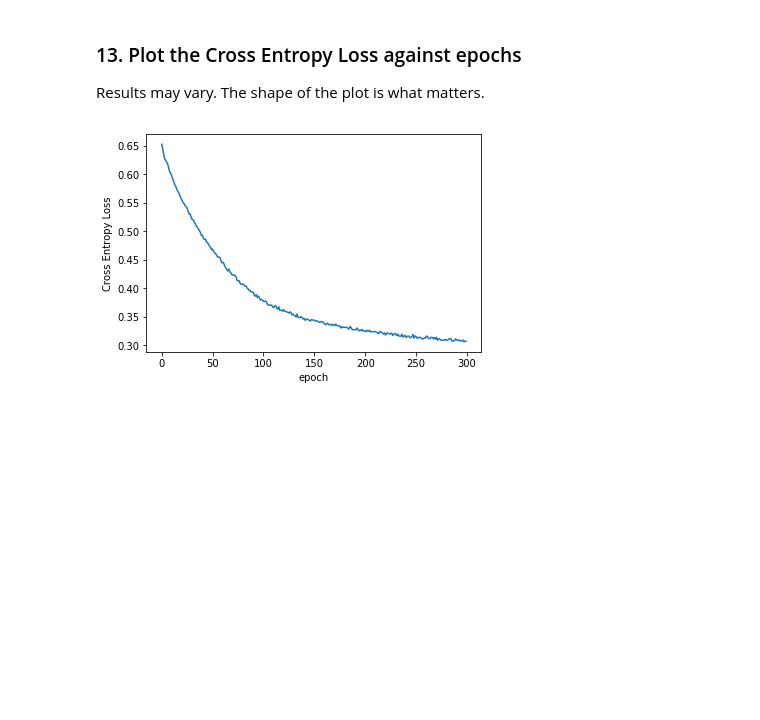
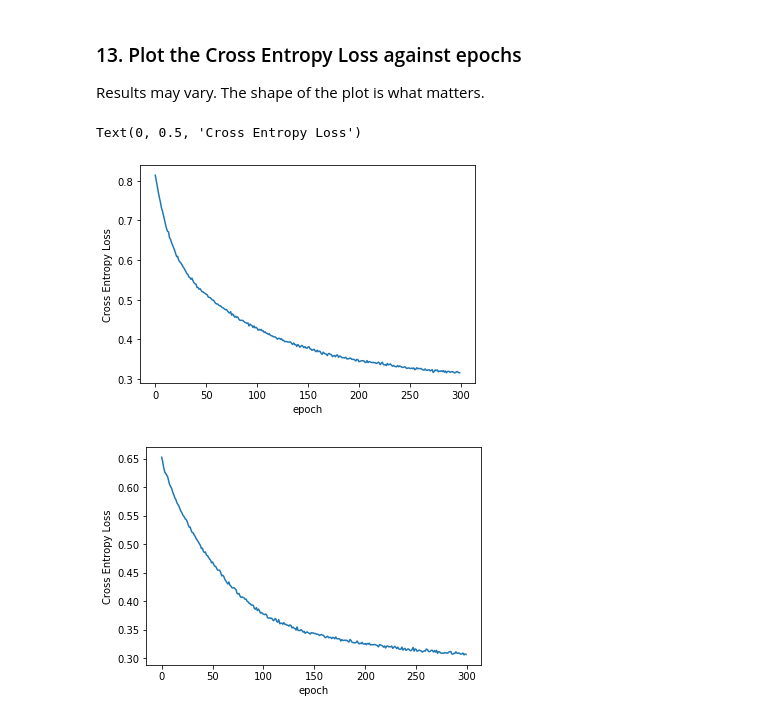
Before and after one commit to frankwillard/PyTorch-DL-Course, a Jupyter notebook: ANNs/05_Neural_Network_Exercises.ipynb, the cells around one changed output. Drawn from its saved outputs; the diff is of its cells as text; code cells hidden in the pictures; blank space fills up the shorter version.

```diff
--- a/ANNs/05_Neural_Network_Exercises.ipynb
+++ b/ANNs/05_Neural_Network_Exercises.ipynb
@@ -196,6 +270,7 @@ torch.float32
 Create a tensor called "y" from the values in the label column. Be sure to flatten the tensor so that it can be passed into the CE Loss function.
 # %%
 # CODE HERE
+y = torch.tensor(df[y_col].values).flatten()
 # %%
 # DON'T WRITE HERE
 # %% [markdown]
@@ -211,3 +282,16 @@ t = 5000  # suggested test size
+# %%
+# CODE HERE
+b = 30000 # suggested batch size
+t = 5000  # suggested test size
+
+#first 25000 train (for cats, conts, y)
+#last 5000 train (for cats, conts, y)
+cat_train = cats[:b-t]
+cat_test = cats[b-t:b]
+con_train = conts[:b-t]
+con_test = conts[b-t:b]
+y_train = y[:b-t]
+y_test = y[b-t:b]
 # %%
 # DON'T WRITE HERE
 # %% [markdown]
@@ -274,7 +361,8 @@ To obtain results that can be recreated, set a torch manual_seed (we used 33).
 Create an instance called "model" with one hidden layer containing 50 neurons and a dropout layer p-value of 0.4
 # %%
 # CODE HERE
-
+model = TabularModel(emb_szs=emb_szs, n_cont=conts.shape[1],
+                     out_sz=2, layers=[50], p=0.4)
 
 # RUN THIS CODE TO COMPARE RESULTS
 model
@@ -308,3 +413,8 @@ Create an optimization function called "optimizer" using Adam, with a learning r
+# %%
+# CODE HERE
+
+criterion = nn.CrossEntropyLoss()
+optimizer = torch.optim.Adam(model.parameters(), lr=0.001)
 # %%
 # DON'T WRITE HERE
 # %% [markdown]
@@ -358,3 +466,14 @@ Results may vary. The shape of the plot is what matters.
+# %%
+# CODE HERE
+
+#Debug tensorified loss function
+num_losses = [float(x) for x in losses]
+plt.plot(range(epochs), num_losses)
+plt.xlabel('epoch')
+plt.ylabel('Cross Entropy Loss')
+# %% [output]
+Text(0, 0.5, 'Cross Entropy Loss')
+[figure, added]
 # %%
 # DON'T WRITE HERE
 # %% [output]
```
Also changed, not shown: parts of 24 cells of this notebook.
